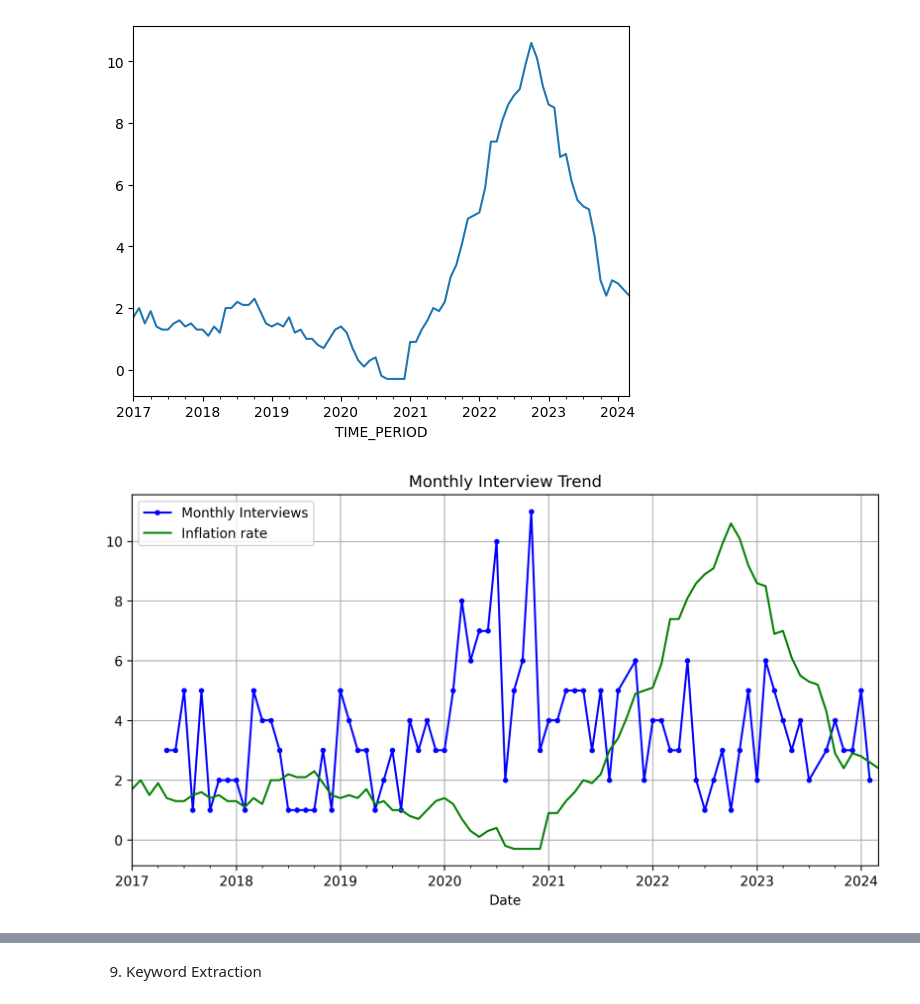
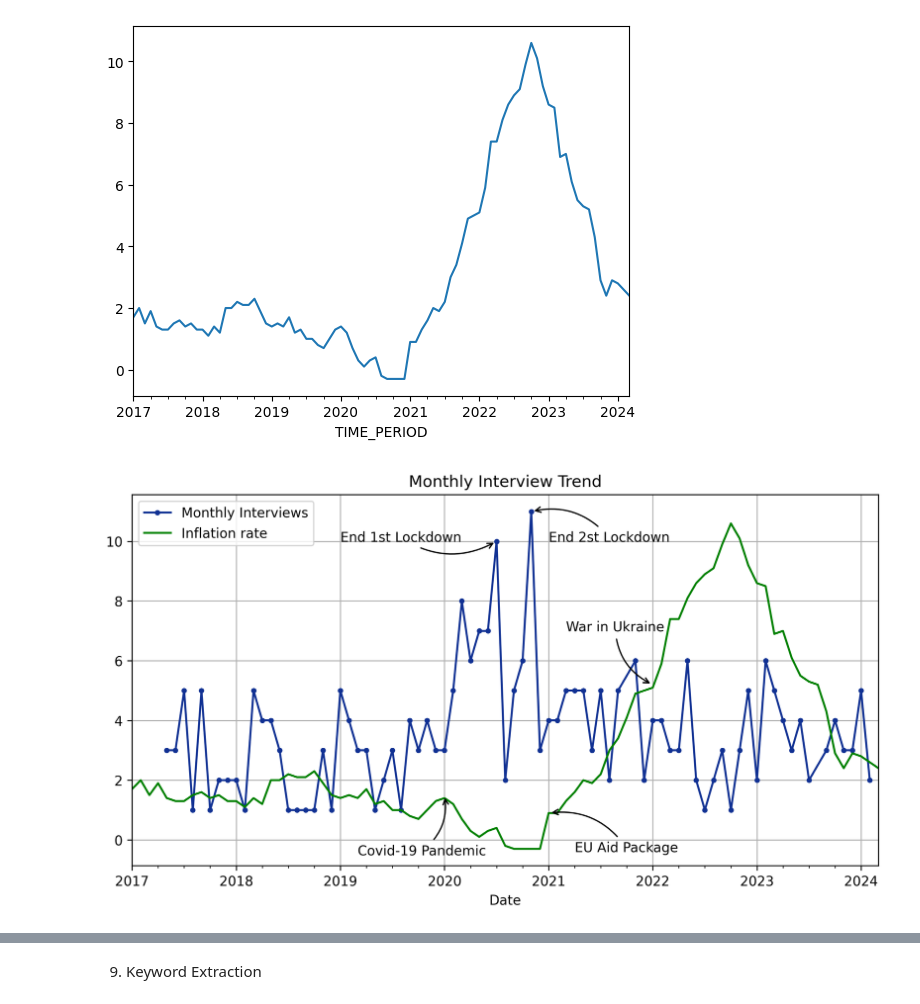
Before and after one commit to lalvarezpoli/DSDM_Thesis, a Jupyter notebook: Descriptive_Analysis_Notebook.ipynb, the cells around one changed output, grey strips where cells are left out. Drawn from its saved outputs; the diff is of its cells as text; code cells hidden in the pictures.

```diff
--- a/Descriptive_Analysis_Notebook.ipynb
+++ b/Descriptive_Analysis_Notebook.ipynb
@@ -181,0 +319,7 @@ Polarity: This is a float within the range [-1.0, 1.0] where -1.0 denotes extrem
+# %%
+def extract_noun_phrases(text):
+    blob = TextBlob(text)
+    return blob.noun_phrases
+# %%
+# Apply the noun phrase extraction function to each row in the 'contents' column
+df['noun_phrases'] = df['contents'].apply(extract_noun_phrases)
@@ -443,37 +621,51 @@ plt.show()
 # %%
 import pandas as pd
 import matplotlib.pyplot as plt
 
 # Assuming 'date' column in first DataFrame is in a recognizable date format, if not, convert it
 # df1['date'] = pd.to_datetime(df1['date'])
 
 def trend_analysis(df):
     # Group by Year-Month and count entries
     trend_data = df.groupby(df['date'].dt.to_period('M')).size()
     return trend_data
 
 # Apply the function on the first DataFrame
-monthly_trends = trend_analysis(df)  # df1 represents your first DataFrame
+monthly_trends = trend_analysis(df)  # ensure you use df1 here if that's the intended DataFrame
 
 # Plotting the monthly trend from the first DataFrame
-plt.figure(figsize=(10, 5), dpi=300)
-monthly_trends.plot(kind='line', marker='.', title='Monthly Interview Trend', color='blue', label='Monthly Interviews')  # color and label adjusted
+fig, ax = plt.subplots(figsize=(10, 5), dpi=300)
+monthly_trends.plot(kind='line', marker='.', title='Monthly Interview Trend', color=color, label='Monthly Interviews', ax=ax)  # color and label adjusted
 
 # Assuming the second DataFrame has already the 'TIME_PERIOD' column converted to datetime
-#df2.TIME_PERIOD = pd.to_datetime(df2.TIME_PERIOD)
-#df2 = df2.set_index('TIME_PERIOD')
+# df2.TIME_PERIOD = pd.to_datetime(df2.TIME_PERIOD)
+# df2 = df2.set_index('TIME_PERIOD')
 
 # Overlay the plot from the second DataFrame
-df2['OBS_VALUE'].plot(color='green', label='Inflation rate')  # Using a different color and label
+df2['OBS_VALUE'].plot(color='green', label='Inflation rate', ax=ax)  # Using a different color and label
+
+# Multiple Annotations
+events = {
+    'Covid-19 Pandemic': (pd.to_datetime('2020-01-01'), 1.5, pd.to_datetime('2019-03-01'), -0.5),
+    'End 1st Lockdown': (pd.to_datetime('2020-07-01'), 10.0, pd.to_datetime('2019-01-01'), 10),
+    'End 2st Lockdown': (pd.to_datetime('2020-11-01'), 11.0, pd.to_datetime('2021-01-01'), 10),
+    'EU Aid Package': (pd.to_datetime('2021-01-01'), .9, pd.to_datetime('2021-04-01'), -0.4),
+    'War in Ukraine': (pd.to_datetime('2022-01-01'), 5.2, pd.to_datetime('2021-03-01'), 7)
+
+}
+
+for label, (important_date, important_value, date_text, value_text) in events.items():
+    ax.annotate(label, xy=(important_date, important_value), xytext=(date_text, value_text),
+                textcoords='data',
+                arrowprops=dict(arrowstyle='->', color='black', connectionstyle='arc3,rad=0.3'))
 
 # Adding labels and legend
-plt.xlabel('Date')
-plt.ylabel('')
-plt.grid(True)
-plt.legend()
-
+ax.set_xlabel('Date')
+ax.set_ylabel('')
+ax.grid(True)
+ax.legend()
 
 # Show the combined plot
 plt.show()
 # %% [output]
-[figure, old version]
+[figure, new version]
```
Also changed, not shown: parts of 19 cells of this notebook.
